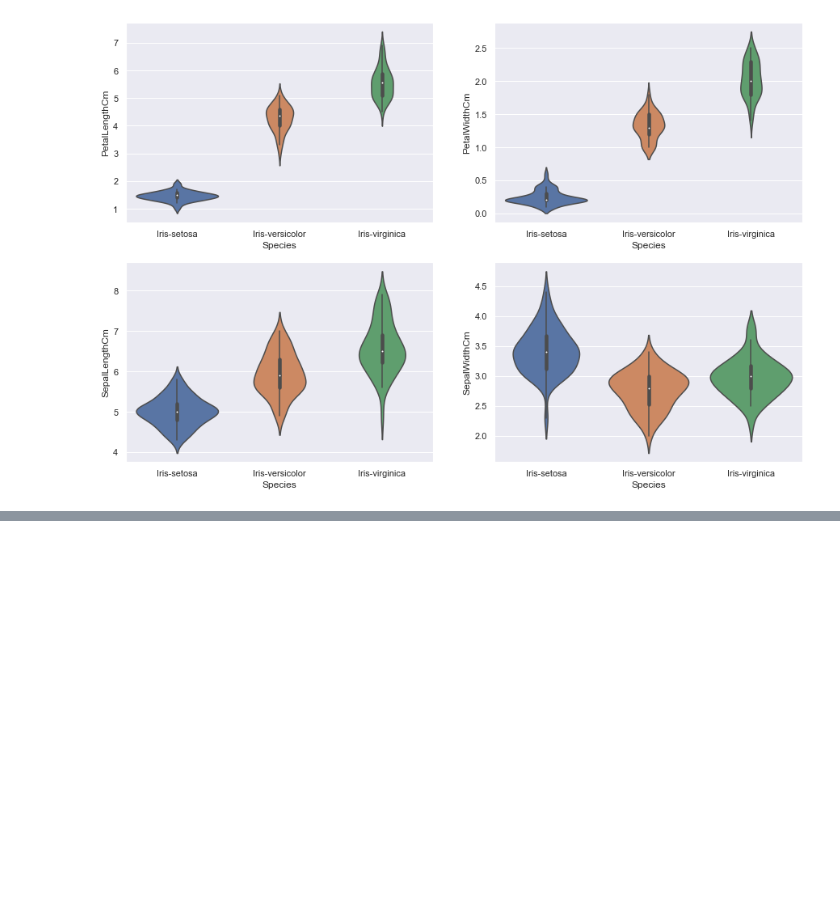
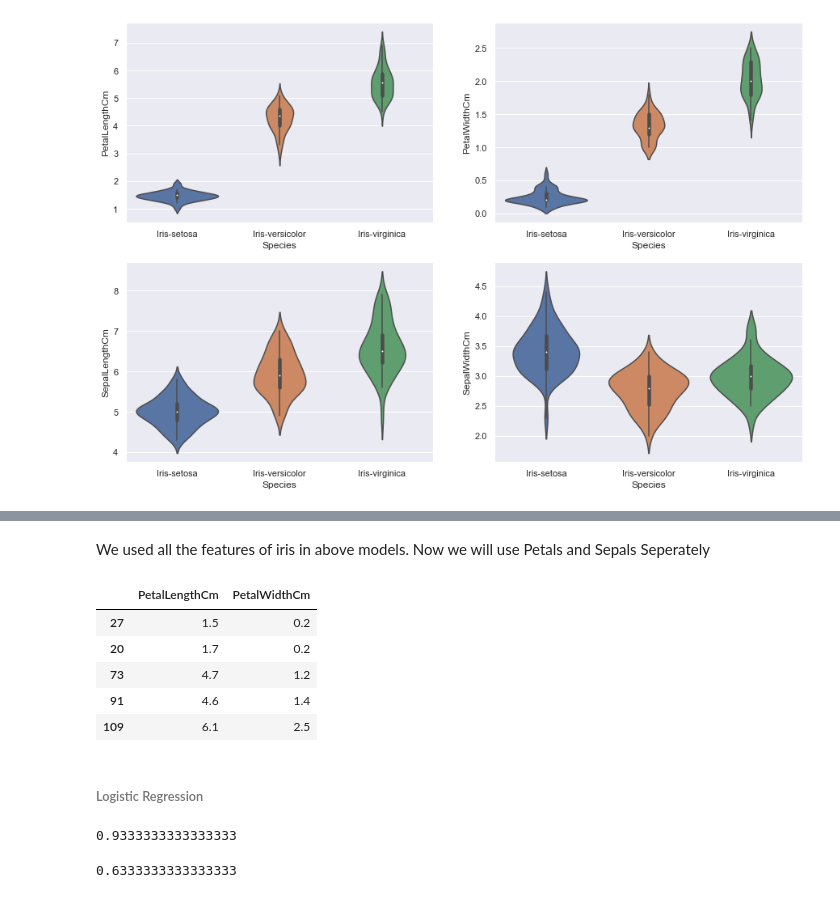
Before and after one commit to Eswar09/logistic_regression, a Jupyter notebook: logistic_regression.ipynb, the cells around one changed output, grey strips where cells are left out. Cells and saved outputs as stored; diff of their text form; code cells hidden in the pictures; blank space fills up the shorter version.

Commit message:
modeling

```diff
--- a/logistic_regression.ipynb
+++ b/logistic_regression.ipynb
@@ -102,0 +214,43 @@ plt.show()
+# %% [markdown]
+We used all the features of iris in above models. Now we will use Petals and Sepals Seperately
+# %%
+petal=df2[['PetalLengthCm','PetalWidthCm','Species']]
+sepal=df2[['SepalLengthCm','SepalWidthCm','Species']]
+# %%
+train_p, test_p =train_test_split(petal,test_size=0.2)
+train_s, test_s =train_test_split(sepal,test_size=0.2)
+# %%
+train_p_x=train_p[['PetalLengthCm','PetalWidthCm']]
+train_p_y=train_p.Species
+test_p_x=test_p[['PetalLengthCm','PetalWidthCm']]
+test_p_y=test_p.Species
+
+
+train_s_x=train_s[['SepalLengthCm','SepalWidthCm']]
+train_s_y=train_s.Species
+test_s_x=test_p[['PetalLengthCm','PetalWidthCm']]
+test_s_y=test_p.Species
+# %%
+train_p_x.head()
+# %% [output]
+|  | PetalLengthCm | PetalWidthCm |
+| 27 | 1.5 | 0.2 |
+| 20 | 1.7 | 0.2 |
+| 73 | 4.7 | 1.2 |
+| 91 | 4.6 | 1.4 |
+| 109 | 6.1 | 2.5 |
+# %% [markdown]
+###### Logistic Regression
+# %%
+model=LogisticRegression()
+model.fit(train_p_x,train_p_y)
+prediction=model.predict(test_p_x)
+print(metrics.accuracy_score(prediction,test_p_y))
+# %% [output]
+0.9333333333333333
+# %%
+model.fit(train_s_x,train_s_y)
+prediction=model.predict(test_s_x)
+print(metrics.accuracy_score(prediction,test_s_y))
+# %% [output]
+0.6333333333333333
```
Also changed, not shown: parts of 17 cells of this notebook.
